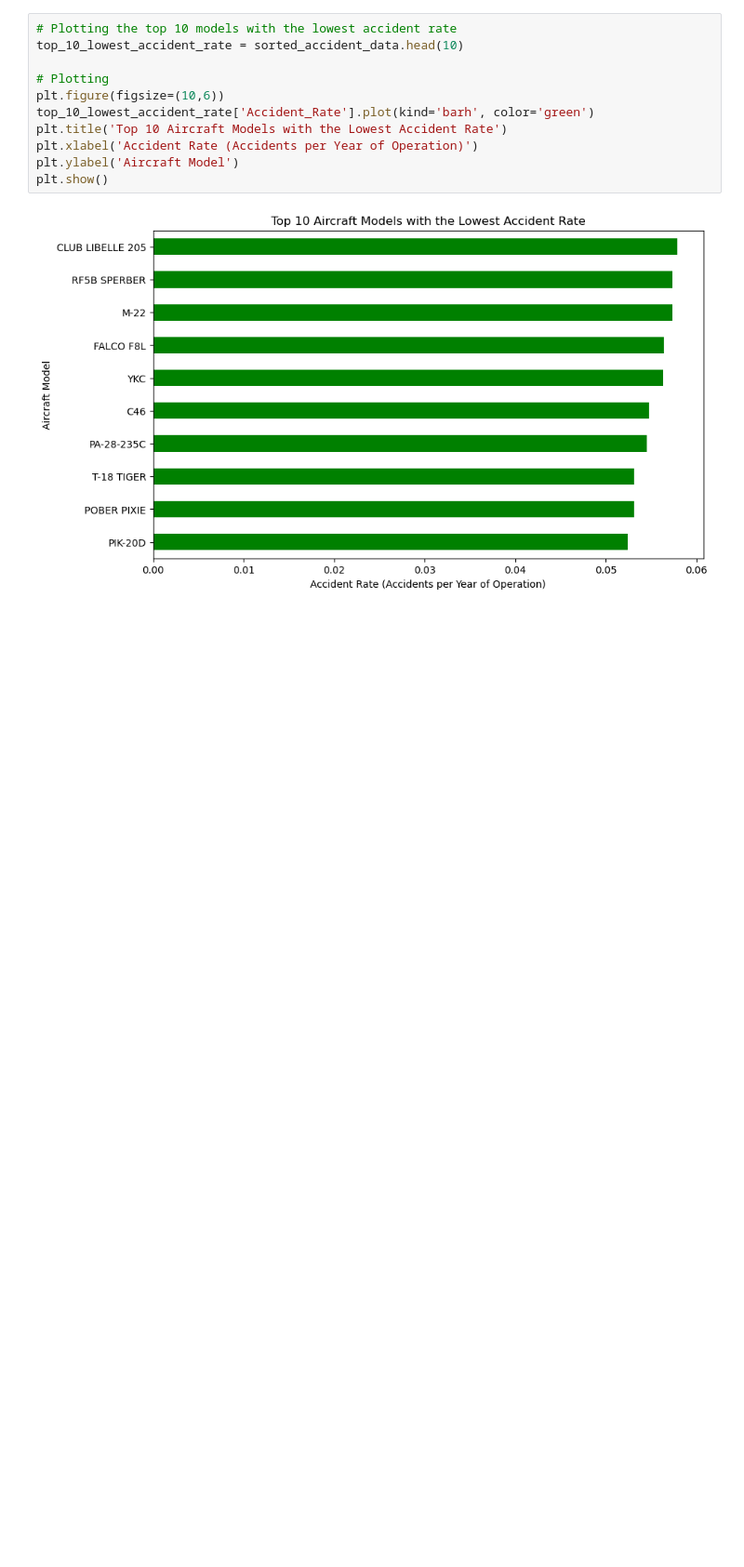
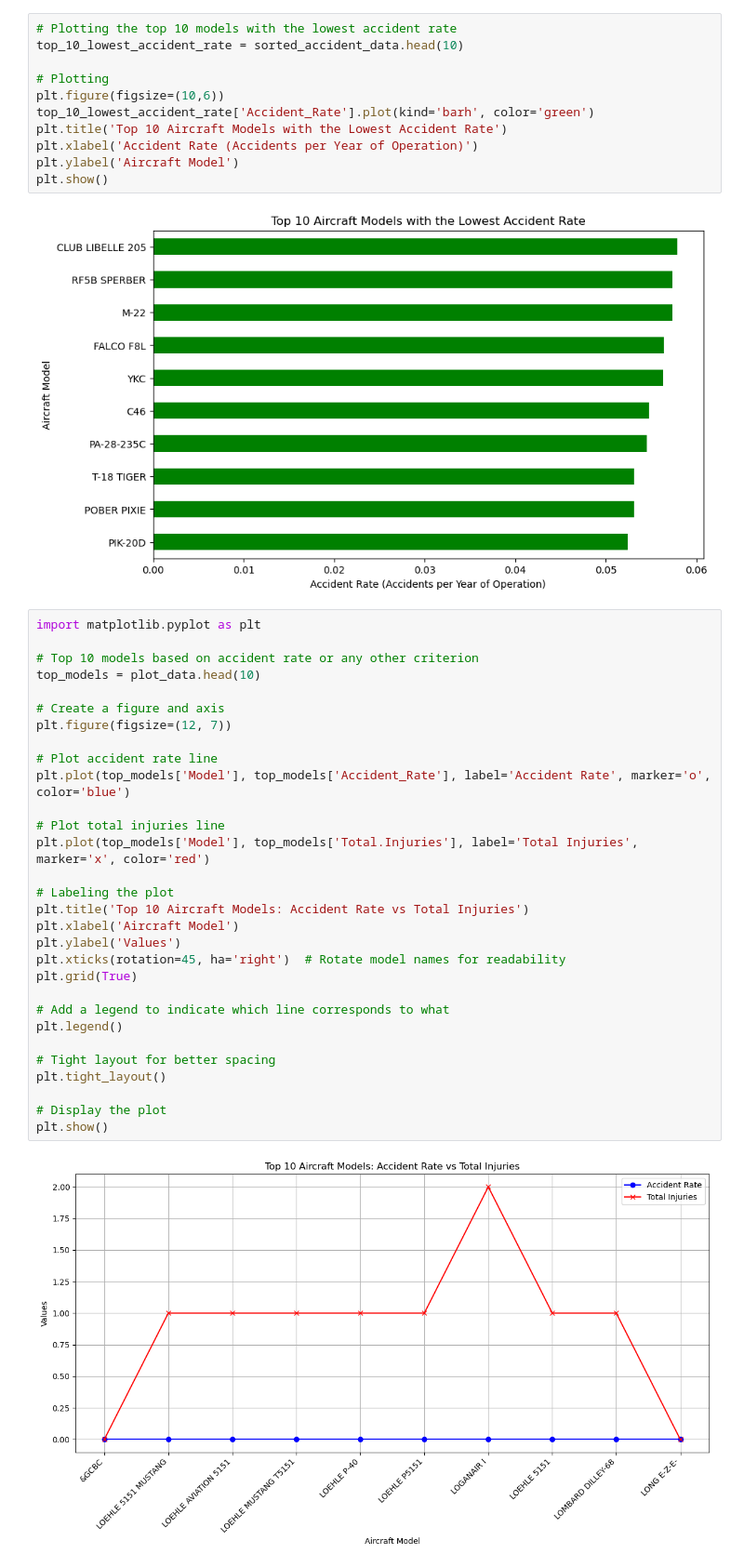
Before and after one commit to Kate-Maina/Aviation-accident, a Jupyter notebook: aviation_analysis.ipynb, the cells around one changed output. Shown: that part at 93% size. Saved outputs shown, nothing was run; the diff lists cells and outputs as text; blank space fills up the shorter version.

```diff
--- a/aviation_analysis.ipynb
+++ b/aviation_analysis.ipynb
@@ -548,3 +446,35 @@ plt.ylabel('Aircraft Model')
 plt.show()
 # %% [output]
 [figure]
+# %%
+import matplotlib.pyplot as plt
+
+# Top 10 models based on accident rate or any other criterion
+top_models = plot_data.head(10)
+
+# Create a figure and axis
+plt.figure(figsize=(12, 7))
+
+# Plot accident rate line
+plt.plot(top_models['Model'], top_models['Accident_Rate'], label='Accident Rate', marker='o', color='blue')
+
+# Plot total injuries line
+plt.plot(top_models['Model'], top_models['Total.Injuries'], label='Total Injuries', marker='x', color='red')
+
+# Labeling the plot
+plt.title('Top 10 Aircraft Models: Accident Rate vs Total Injuries')
+plt.xlabel('Aircraft Model')
+plt.ylabel('Values')
+plt.xticks(rotation=45, ha='right')  # Rotate model names for readability
+plt.grid(True)
+
+# Add a legend to indicate which line corresponds to what
+plt.legend()
+
+# Tight layout for better spacing
+plt.tight_layout()
+
+# Display the plot
+plt.show()
+# %% [output]
+[figure, added]
```
Also changed, not shown: parts of 18 cells of this notebook, 2 other files.
